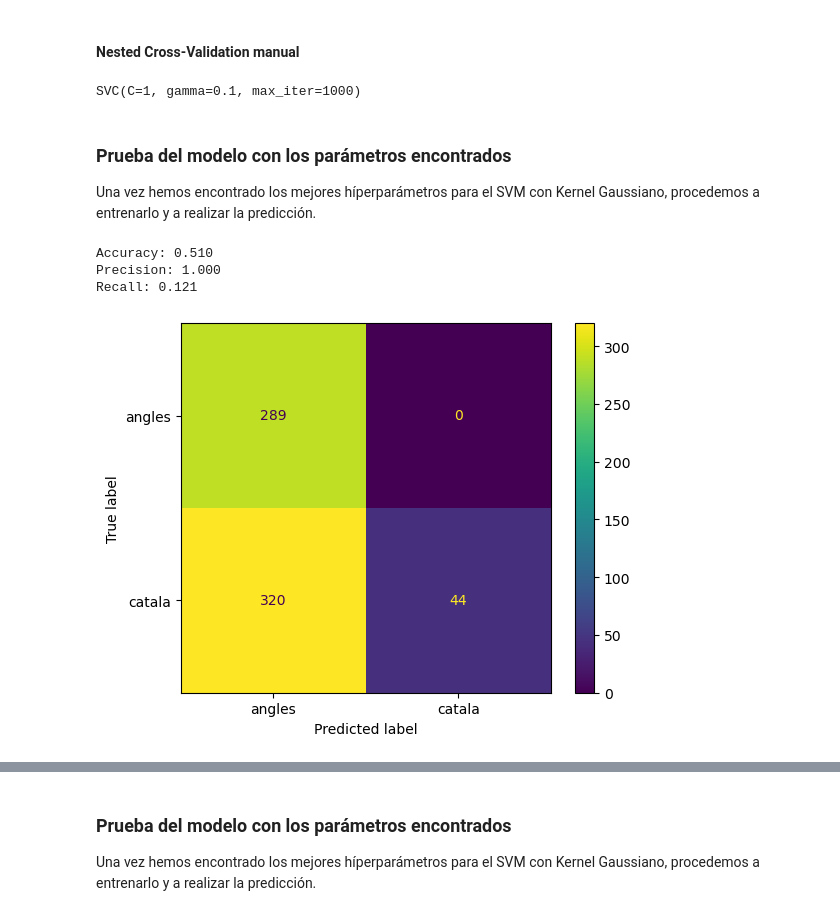
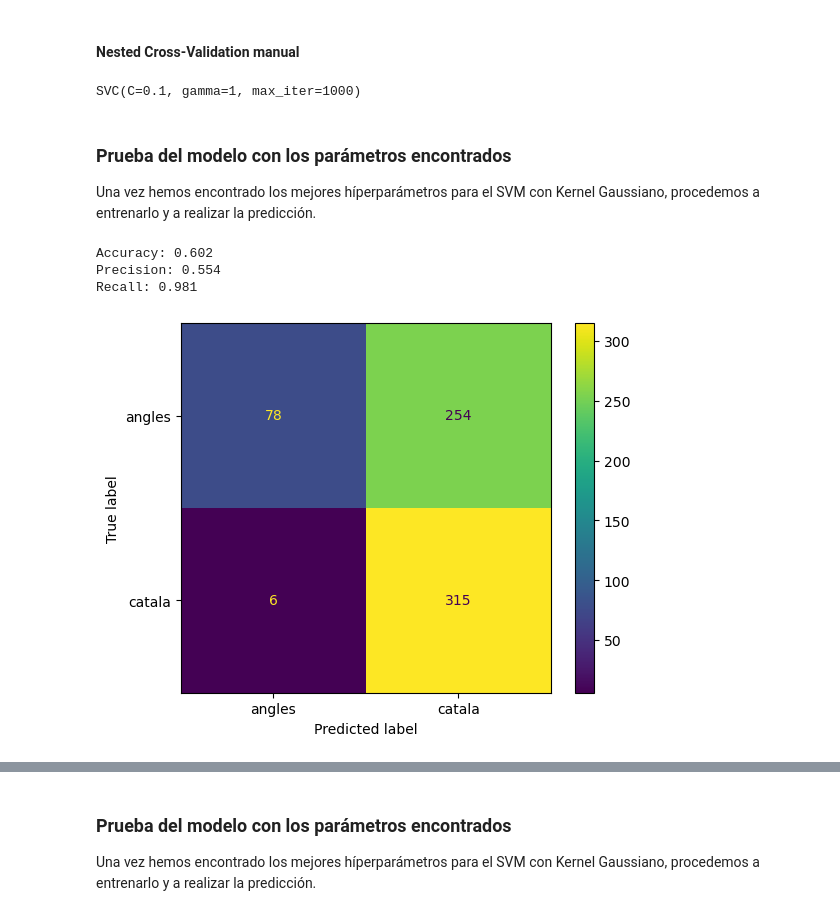
Before and after one commit to JaumeJulia/aprenentatge_automatic_2223, a Jupyter notebook: Practica1/Documentacion.ipynb, the cells around one changed output, grey strips where cells are left out. Drawn from its saved outputs; the diff is of its cells as text; code cells hidden in the pictures.

```diff
--- a/Practica1/Documentacion.ipynb
+++ b/Practica1/Documentacion.ipynb
@@ -220,7 +225,7 @@ Referencias:<br>
 #### Nested Cross-validation automático
 # %%
 #Hyper Grid
-hyper_grid = {"C":[0.1,1,10],"max_iter":[100,1000,10000],"gamma":[.01,.1,1]}
+hyper_grid = {"C":[0.1,1,5,10],"max_iter":[100,1000,5000,10000],"gamma":[.01,.1,1,5,10]}
 #Inner and Outer crossvalidation, following steps from :
 #https://www.analyticsvidhya.com/blog/2021/03/a-step-by-step-guide-to-nested-cross-validation/
 # and
@@ -388,7 +394,7 @@ for train, test in outer_cv_man.split(aux_X,aux_y):
 modeloExperimento_3 = best_models[best_scores.index(max(best_scores))]
 print(modeloExperimento_3)
 # %% [output]
-SVC(C=1, gamma=0.1, max_iter=1000)
+SVC(C=0.1, gamma=1, max_iter=1000)
 # %% [markdown]
 ### Prueba del modelo con los parámetros encontrados
 
@@ -396,26 +402,26 @@ Una vez hemos encontrado los mejores híperparámetros para el SVM con Kernel Ga
 # %%
 #Re-train Model with Train set
 modeloExperimento_3.fit(X_cat_train,y_cat_train)
 
 #Predict with X_test
 y_predicted=modeloExperimento_3.predict(X_cat_test)
 
 ##Accuracy
 print(f"Accuracy: {accuracy_score(y_cat_test,y_predicted):.3f}")
 
 ##Precision
 print(f"Precision: {precision_score(y_cat_test,y_predicted):.3f}")
 #Recall
 print(f"Recall: {recall_score(y_cat_test,y_predicted):.3f}")
 #Confussion Matrix
-cm=confusion_matrix(y_cat_test,y_predicted, labels=modeloExperimento_2.classes_)
+cm=confusion_matrix(y_cat_test,y_predicted, labels=modeloExperimento_3.classes_)
 disp= ConfusionMatrixDisplay(confusion_matrix=cm,display_labels=["angles","catala"])
 disp.plot()
 plt.show()
 # %% [output]
-Accuracy: 0.510
-Precision: 1.000
-Recall: 0.121
+Accuracy: 0.602
+Precision: 0.554
+Recall: 0.981
-[figure, old version]
+[figure, new version]
 # %% [markdown]
 ### Conclusiones tercer experimento
```
Also changed, not shown: parts of 21 cells of this notebook, 3 other files.
